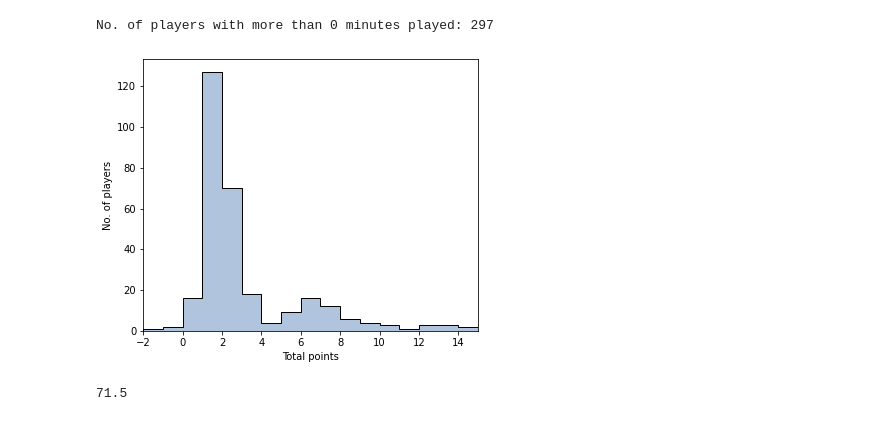
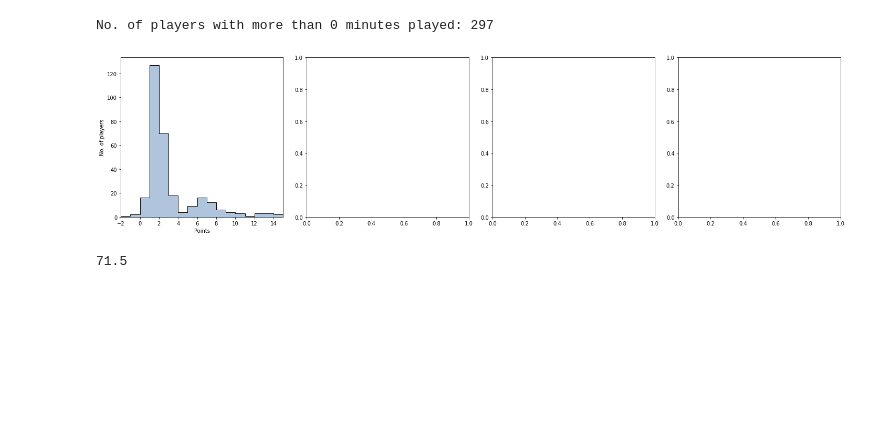
Before and after one commit to umarfb/FPL_API, a Jupyter notebook: fpl_analysis.ipynb, the cells around one changed output. Drawn from its saved outputs; the diff is of its cells as text; code cells hidden in the pictures; blank space fills up the shorter version.

Commit message:
Added histogram plotting

```diff
--- a/fpl_analysis.ipynb
+++ b/fpl_analysis.ipynb
@@ -20,20 +20,35 @@ gw1_data_played = gw1_data[gw1_data['minutes'] > 0]
 print('No. of players with more than 0 minutes played:', len(gw1_data_played))
 # %% [output]
 No. of players with more than 0 minutes played: 297
+# %%
+# Plot histogram
+def plot_hist(axs, bins, data, xlabel=None, ylabel=None,
+              ec='k', fc='lightsteelblue'):
+
+    axs.hist(data, bins=bins, histtype='stepfilled', ec=ec,
+             fc=fc)
+    axs.set_xlim(data.min(), data.max())
+    axs.set_xlabel(xlabel)
+    axs.set_ylabel(ylabel)
 # %%
 # Plot total points histogram
 gw1_total_points = gw1_data_played['total_points'].values
+total_points_bins = np.arange(gw1_total_points.min(), gw1_total_points.max()+1)
 
-points_bins = np.arange(gw1_total_points.min(), gw1_total_points.max()+1)
+xlabel = 'Points'
+ylabel = 'No. of players'
+fig, axs = plt.subplots(1, 4, figsize=(20, 5))
 
-fig, axs = plt.subplots(1, 1, figsize=(6,5))
-axs.hist(gw1_total_points, bins=points_bins, histtype='stepfilled', ec='k', fc='lightsteelblue')
-axs.set_xlim(gw1_total_points.min(), gw1_total_points.max())
-axs.set_xlabel('Total points')
-axs.set_ylabel('No. of players')
+plot_hist(axs[0], bins=total_points_bins, data=gw1_total_points,
+          xlabel=xlabel, ylabel=ylabel)
+
+# Plot total points histogram for each position
+gw1_gk_points = gw1_data_played[gw1_data_played['']]
+
+plt.tight_layout()
 plt.show()
 # %% [output]
-[figure, old version]
+[figure, new version]
 # %%
 np.median(points_bins) * 11
 # %% [output]
```
